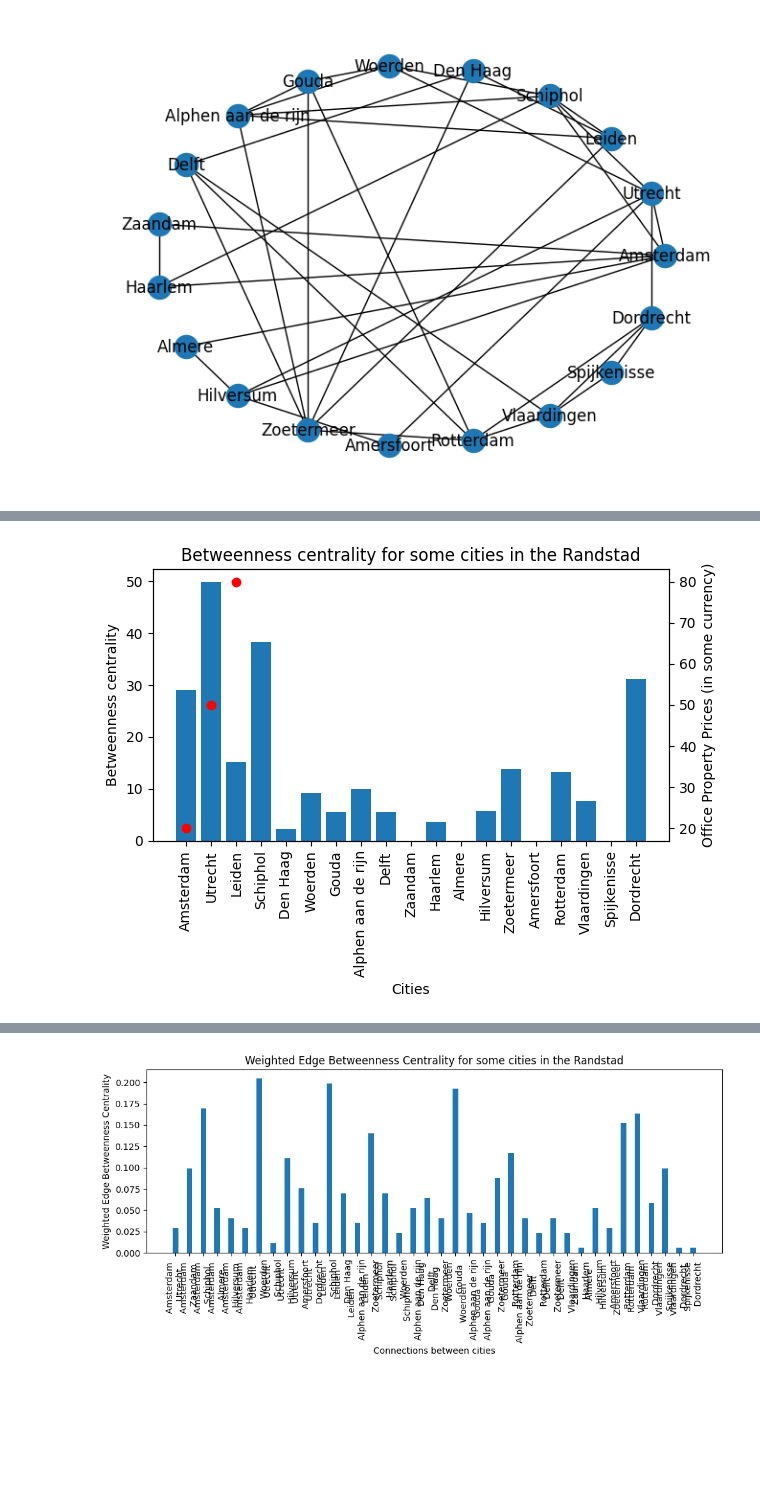
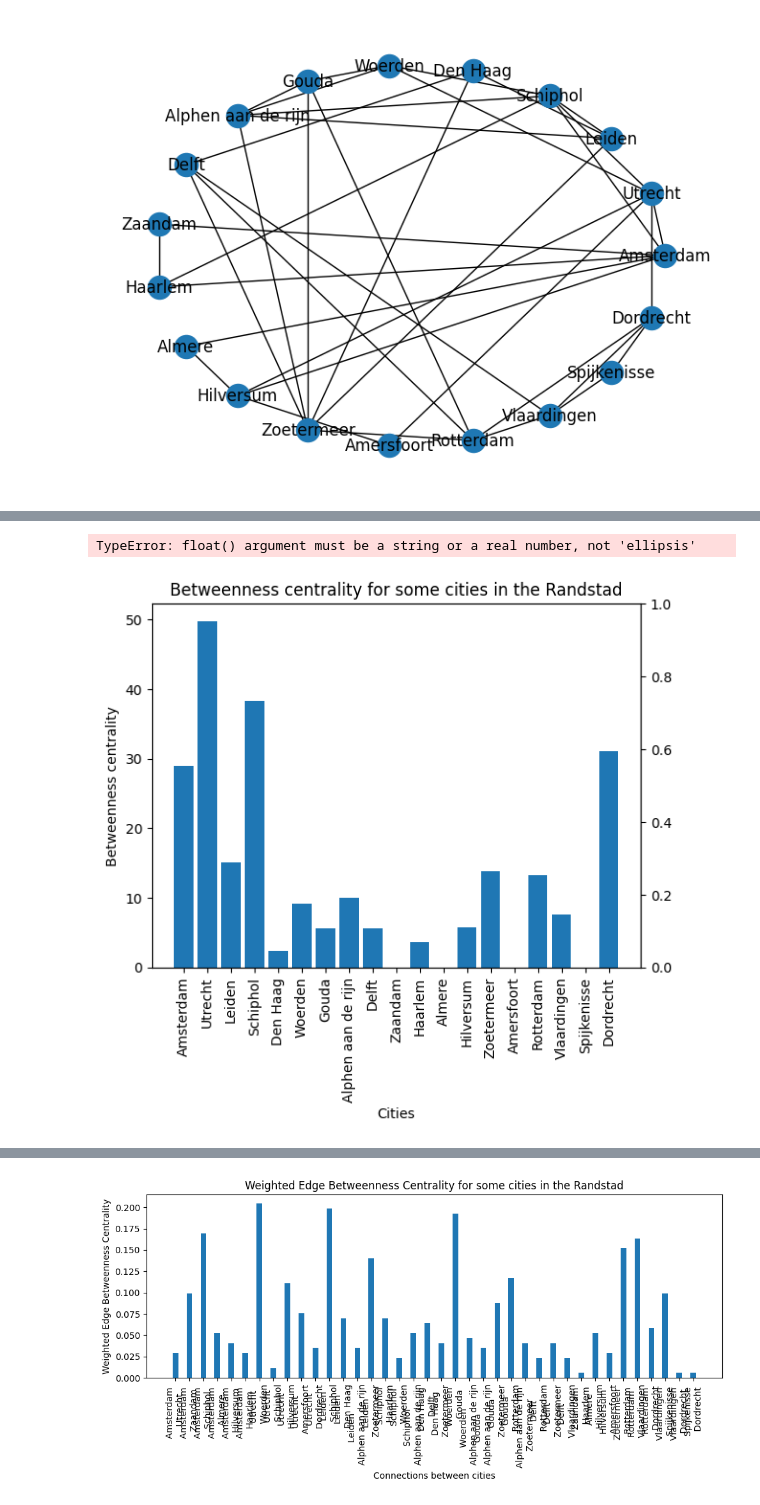
Before and after one commit to ElizeBr/Networked-Systems-Group-Assignment, a Jupyter notebook: Randstad.ipynb, the cells around one changed output, grey strips where cells are left out. Cells and saved outputs as stored; diff of their text form; code cells hidden in the pictures; blank space fills up the shorter version.

```diff
--- a/Randstad.ipynb
+++ b/Randstad.ipynb
@@ -99,23 +99,26 @@ betweenness
 # %%
 # Plot the values in a bar chart
 plt.bar(range(len(betweenness)), betweenness.values(), align='center')
 plt.xticks(range(len(betweenness)), list(betweenness.keys()))
 plt.title("Betweenness centrality for some cities in the Randstad")
 plt.xlabel("Cities")
 plt.ylabel("Betweenness centrality")
 plt.xticks(rotation=90)
 
-cities = ['Amsterdam', 'Rotterdam', 'Zoetermeer']  # Replace with your actual city names
-prices = [20, 50, 80]
+#added this code to plot the office prices
+cities = ['Amsterdam', 'Utrecht', 'Leiden', 'Schiphol', 'Den Haag', 'Woerden', 'Gouda', 'Alphen aan den Rijn', 'Delft', 'Zaandam', 'Haarlem', 'Almere', 'Hilversum', 'Zoetermeer', 'Amersfoort', 'Rotterdam', 'Vlaardingen', 'Spijkenisse', 'Dordrecht']
+prices = [20, 50, 80, ...]
 office_prices = dict(zip(cities, prices))
 
-plt.twinx()  # Create a twin Axes sharing the same x-axis
+plt.twinx()
 plt.plot(office_prices.keys(), office_prices.values(), color='red', marker='o', label='Office Property Prices', linestyle='')
 plt.ylabel('Office Property Prices (in some currency)')
+#end of additional code to plot office prices on y-axis
 
 plt.tight_layout()
 # %% [output]
+TypeError: float() argument must be a string or a real number, not 'ellipsis'
-[figure, old version]
+[figure, new version]
 # %%
 #Calculate the weighted edge betweenness centrality, normalize
 edge_betweenness_weigthed = nx.edge_betweenness_centrality(Randstad_Graph,
```
